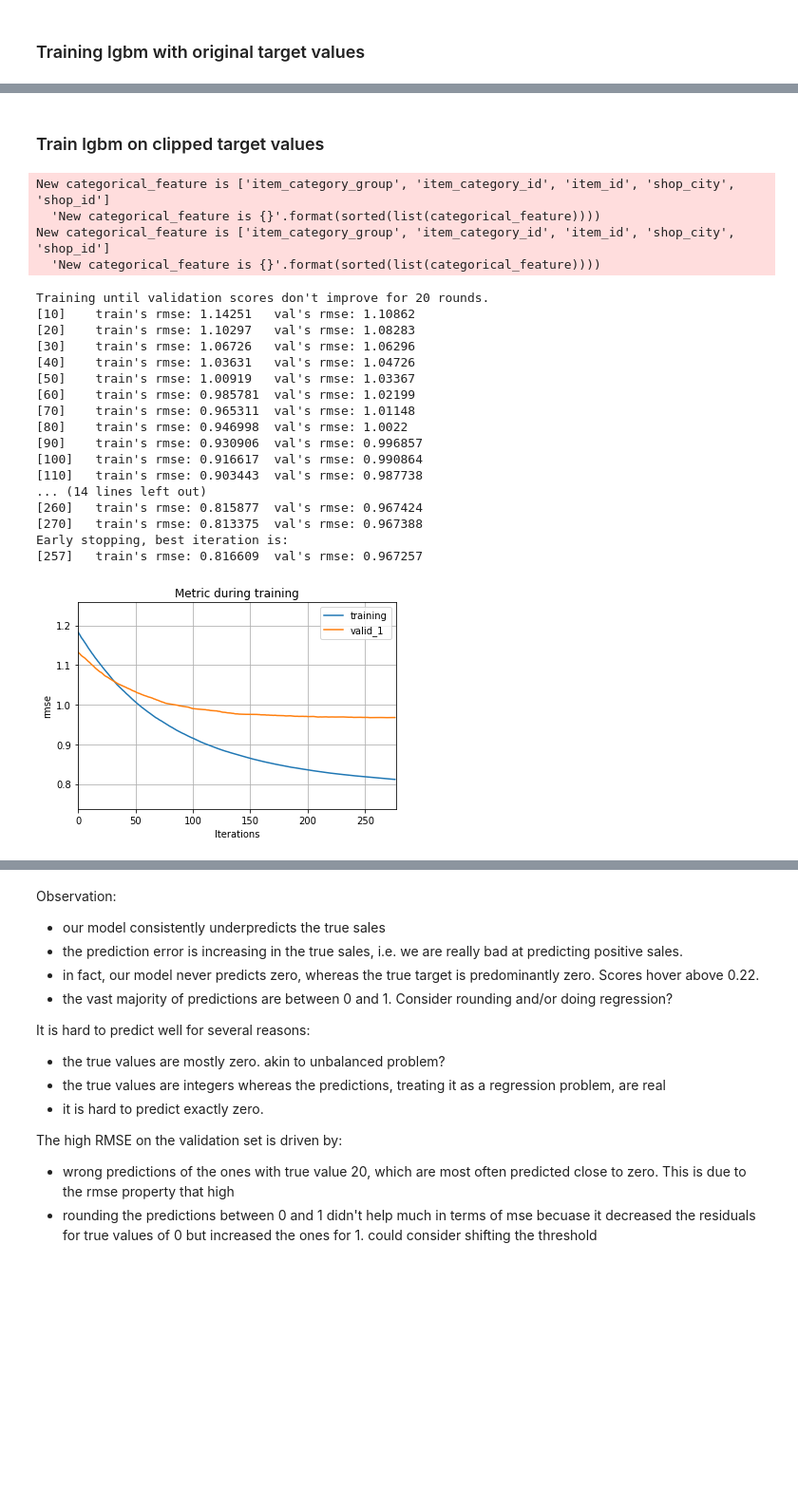
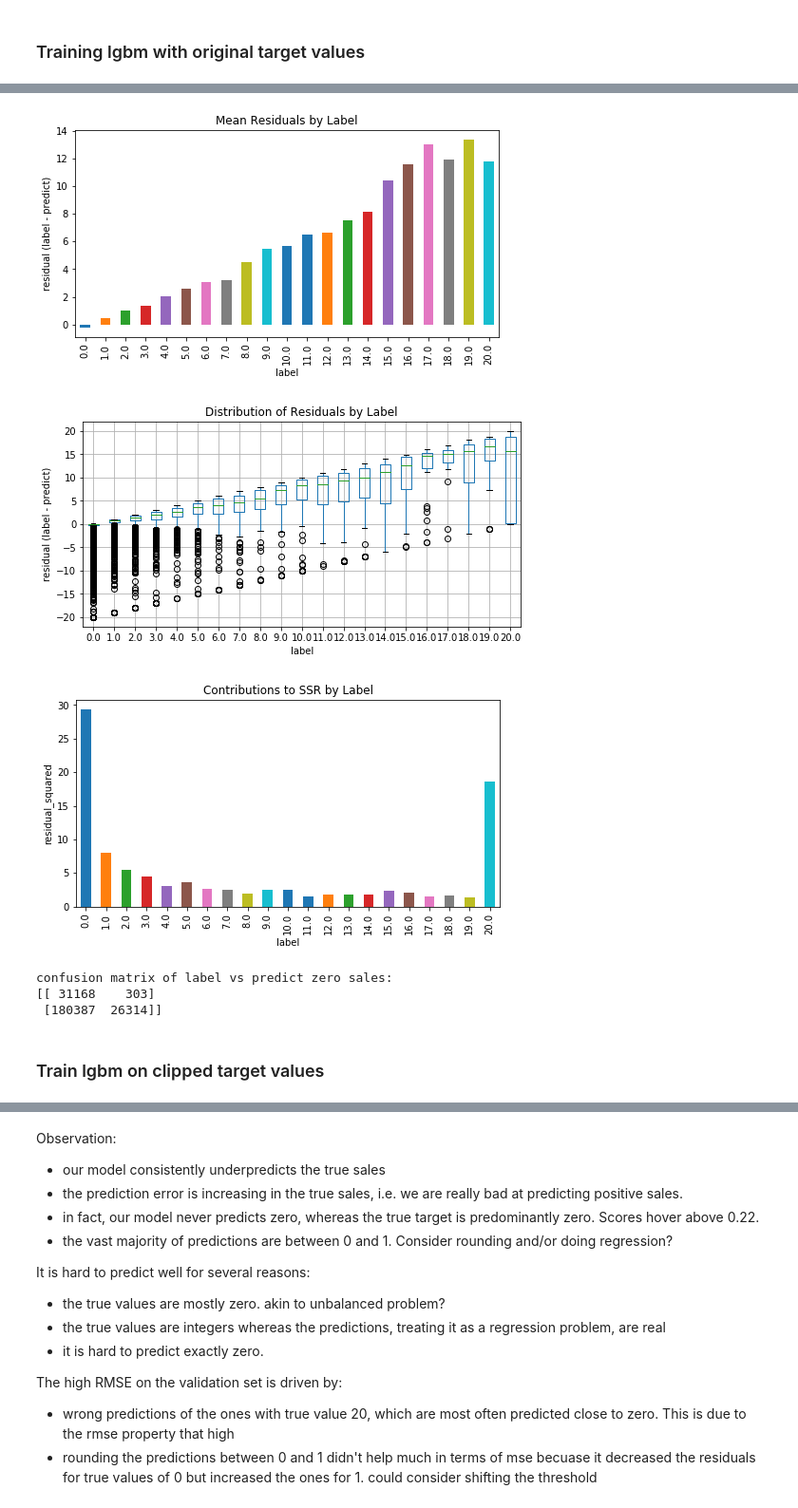
Before and after one commit to JojoYY/Coursera_Kaggle_Project, a Jupyter notebook: Tree_based_models.ipynb, the cells around one changed output, grey strips where cells are left out. Shown at 95% size. Saved outputs shown, nothing was run; the diff lists cells and outputs as text; code cells hidden in the pictures; blank space fills up the shorter version.

```diff
--- a/Tree_based_models.ipynb
+++ b/Tree_based_models.ipynb
@@ -174,0 +150,3 @@ AttributeError: 'Booster' object has no attribute 'error_analysis'
+# %%
+print('predictions on original values')
+udf.train_test_metrics(y_train, y_val, pred_train_bst, pred_val_bst)
@@ -174,0 +162,6 @@ AttributeError: 'Booster' object has no attribute 'error_analysis'
+# %%
+print('predictions on original values')
+udf.train_test_metrics(y_train_clip,
+                       y_val_clip,
+                       np.clip(pred_train_bst, 0, 20),
+                       np.clip(pred_val_bst, 0, 20))
@@ -175,3 +173,12 @@ AttributeError: 'Booster' object has no attribute 'error_analysis'
+# %%
+udf.clipped_error_analysis(y_val_clip, np.clip(pred_val_bst, 0, 20));
+# %% [output]
+[figure, added]
+[figure, added]
+[figure, added]
+confusion matrix of label vs predict zero sales:
+[[ 31168    303]
+ [180387  26314]]
 # %% [markdown]
 ### Train lgbm on clipped target values
 # %%
@@ -202,28 +220,0 @@ lgbm_clip = udf.TrainLgbm(lgb_params=clip_params,
-# %%
-bst_clip = lgbm_clip.train_early_stop()
-# %% [output]
-New categorical_feature is ['item_category_group', 'item_category_id', 'item_id', 'shop_city', 'shop_id']
-  'New categorical_feature is {}'.format(sorted(list(categorical_feature))))
-New categorical_feature is ['item_category_group', 'item_category_id', 'item_id', 'shop_city', 'shop_id']
-  'New categorical_feature is {}'.format(sorted(list(categorical_feature))))
-Training until validation scores don't improve for 20 rounds.
-[10]    train's rmse: 1.14251   val's rmse: 1.10862
-[20]    train's rmse: 1.10297   val's rmse: 1.08283
-[30]    train's rmse: 1.06726   val's rmse: 1.06296
-[40]    train's rmse: 1.03631   val's rmse: 1.04726
-[50]    train's rmse: 1.00919   val's rmse: 1.03367
-[60]    train's rmse: 0.985781  val's rmse: 1.02199
-[70]    train's rmse: 0.965311  val's rmse: 1.01148
-[80]    train's rmse: 0.946998  val's rmse: 1.0022
-[90]    train's rmse: 0.930906  val's rmse: 0.996857
-[100]   train's rmse: 0.916617  val's rmse: 0.990864
-[110]   train's rmse: 0.903443  val's rmse: 0.987738
-... (14 lines left out)
-[260]   train's rmse: 0.815877  val's rmse: 0.967424
-[270]   train's rmse: 0.813375  val's rmse: 0.967388
-Early stopping, best iteration is:
-[257]   train's rmse: 0.816609  val's rmse: 0.967257
-# %%
-lgb.plot_metric(lgbm_clip.evals_result);
-# %% [output]
-[figure, removed]
```
Also changed, not shown: parts of 68 cells of this notebook, 1 other file.
